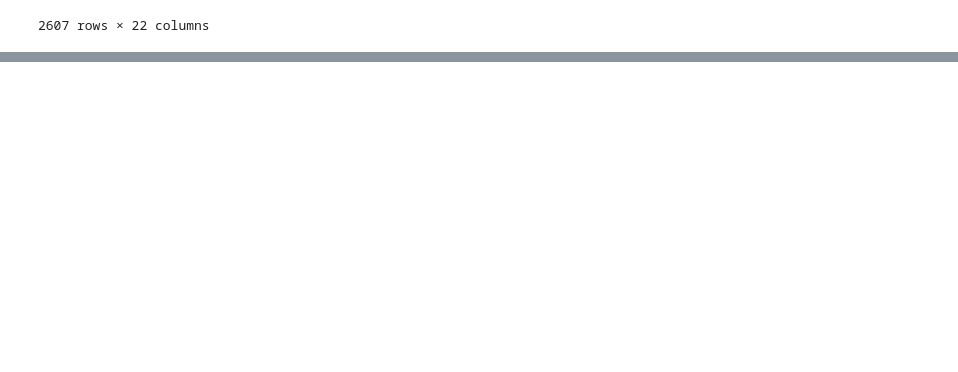
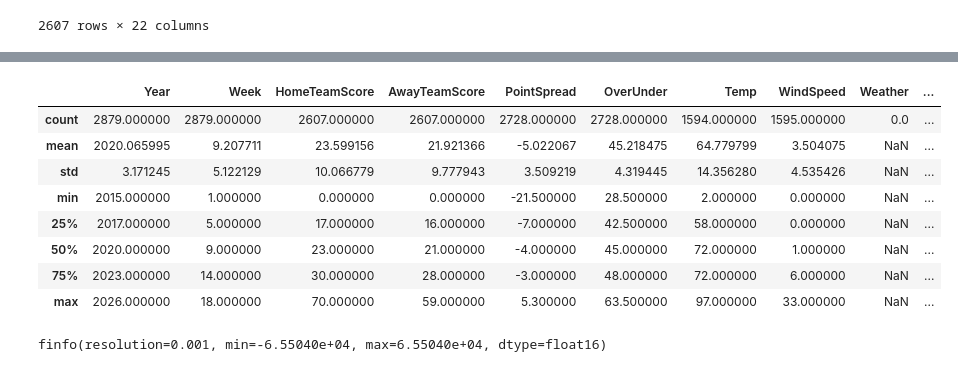
Before and after one commit to slimseidl/DataScience, a Jupyter notebook: FinalProject/Project.ipynb, the cells around one changed output, grey strips where cells are left out. Drawn from its saved outputs; the diff is of its cells as text; code cells hidden in the pictures; blank space fills up the shorter version.

```diff
--- a/FinalProject/Project.ipynb
+++ b/FinalProject/Project.ipynb
@@ -704,0 +729,2 @@ merged.query("HomeTeamScore.notnull()")
+# %%
+teams = pd.read_csv('TeamKeys.csv')
@@ -704,0 +736,6 @@ merged.query("HomeTeamScore.notnull()")
+# %%
+# Building name/short name dict
+team_map = teams.set_index("HomeTeam")["LongName"].to_dict()
+# %%
+merged["HomeTeam"] = merged["HomeTeam"].replace(team_map)
+merged["AwayTeam"] = merged["AwayTeam"].replace(team_map)
@@ -704,0 +751,2 @@ merged.query("HomeTeamScore.notnull()")
+# %%
+merged.drop("LongName", axis=1, inplace=True)
@@ -704,0 +776,16 @@ merged.query("HomeTeamScore.notnull()")
+# %%
+merged.describe()
+# %% [output]
+|  | Year | Week | HomeTeamScore | AwayTeamScore | PointSpread | OverUnder | Temp | WindSpeed | Weather | ... |
+| count | 2879.000000 | 2879.000000 | 2607.000000 | 2607.000000 | 2728.000000 | 2728.000000 | 1594.000000 | 1595.000000 | 0.0 | ... |
+| mean | 2020.065995 | 9.207711 | 23.599156 | 21.921366 | -5.022067 | 45.218475 | 64.779799 | 3.504075 | NaN | ... |
+| std | 3.171245 | 5.122129 | 10.066779 | 9.777943 | 3.509219 | 4.319445 | 14.356280 | 4.535426 | NaN | ... |
+| min | 2015.000000 | 1.000000 | 0.000000 | 0.000000 | -21.500000 | 28.500000 | 2.000000 | 0.000000 | NaN | ... |
+| 25% | 2017.000000 | 5.000000 | 17.000000 | 16.000000 | -7.000000 | 42.500000 | 58.000000 | 0.000000 | NaN | ... |
+| 50% | 2020.000000 | 9.000000 | 23.000000 | 21.000000 | -4.000000 | 45.000000 | 72.000000 | 1.000000 | NaN | ... |
+| 75% | 2023.000000 | 14.000000 | 30.000000 | 28.000000 | -3.000000 | 48.000000 | 72.000000 | 6.000000 | NaN | ... |
+| max | 2026.000000 | 18.000000 | 70.000000 | 59.000000 | 5.300000 | 63.500000 | 97.000000 | 33.000000 | NaN | ... |
+# %%
+np.finfo(np.float16)
+# %% [output]
+finfo(resolution=0.001, min=-6.55040e+04, max=6.55040e+04, dtype=float16)
```
Also changed, not shown: parts of 38 cells of this notebook, 1 other file.
